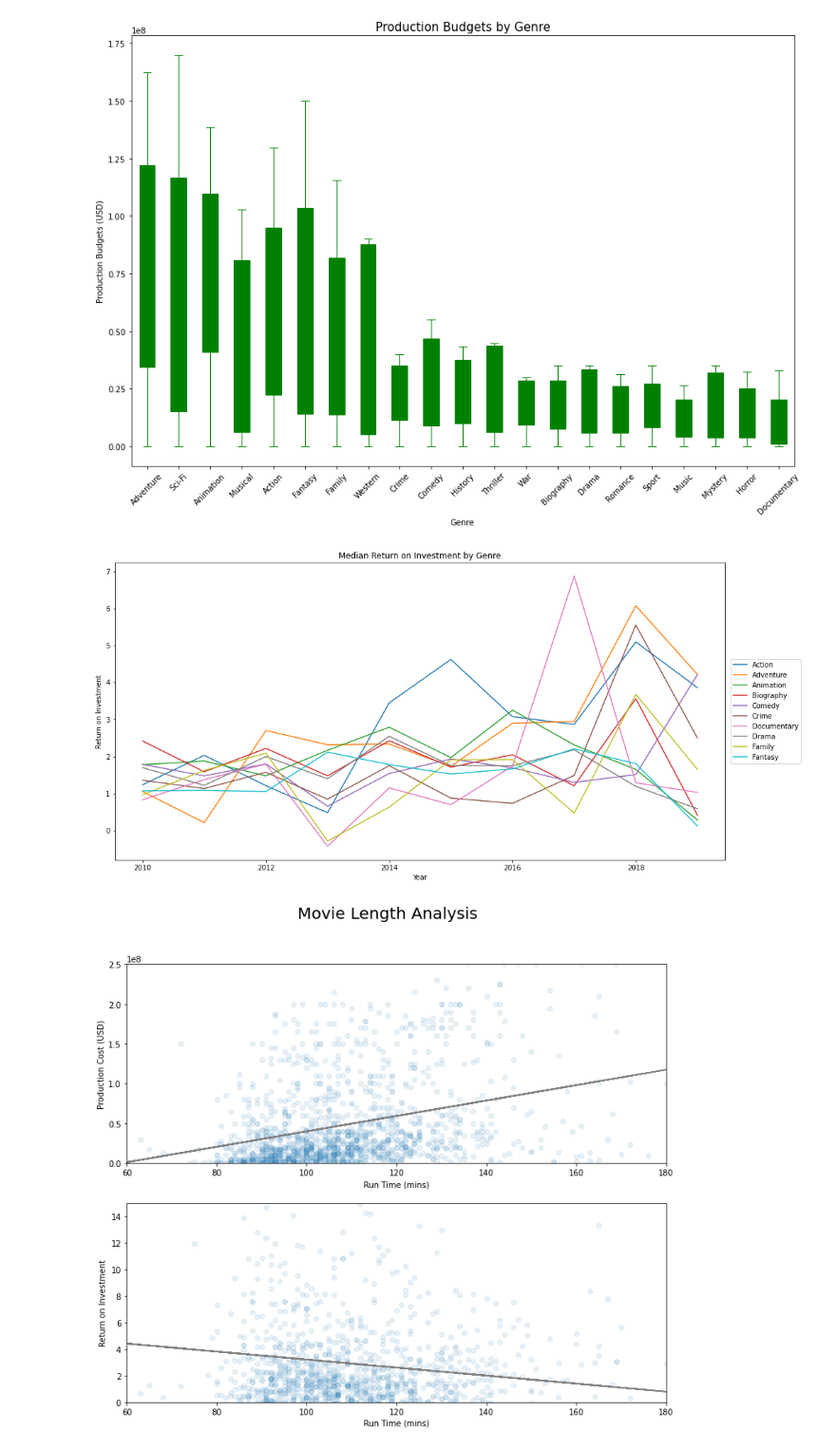
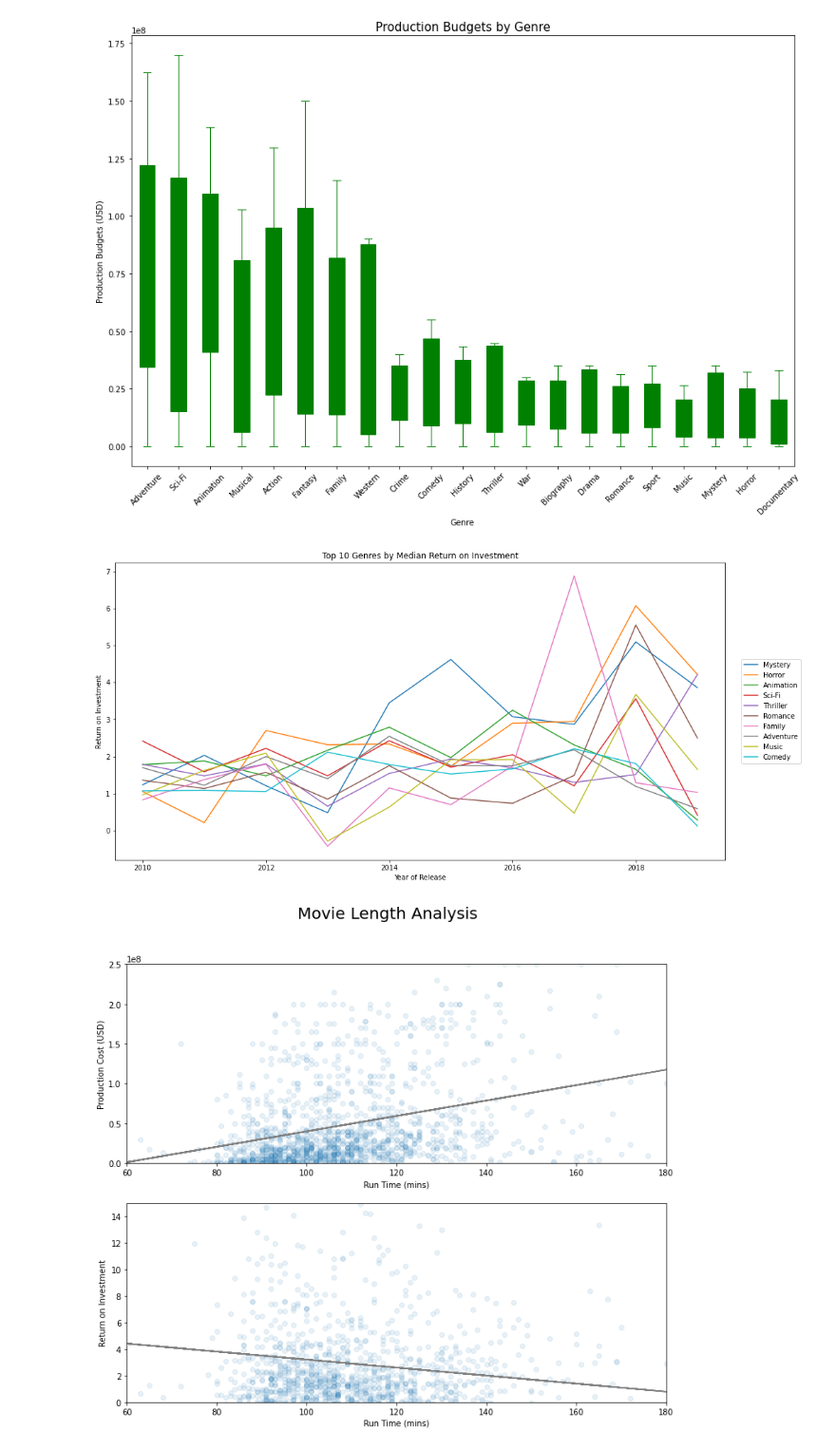
Before and after one commit to blackwoodbs/dsc-phase-1-project-v2-3, a Jupyter notebook: NormalizedROI_vs_Time_by_Genre.ipynb, the cells around one changed output. Shown: that part at 95% size. Saved outputs shown, nothing was run; the diff lists cells and outputs as text; code cells hidden in the pictures.

```diff
--- a/NormalizedROI_vs_Time_by_Genre.ipynb
+++ b/NormalizedROI_vs_Time_by_Genre.ipynb
@@ -146,18 +149,20 @@ budget_boxplot.set_xlabel('Genre');
 # %%
 #TODOS -- CHANGE LABEL TO INCLUDES 2019 ENDPOINT
 top_10_roi_genres = genre_roi_by_year.sum().sort_values(ascending=False)[0:10].index
 
 fig, ax = plt.subplots(figsize=(16, 8))
 
 ax.plot(genre_roi_by_year[top_10_roi_genres])
 
-ax.legend(genre_roi_by_year, loc='right', bbox_to_anchor=(1.13, .5))
+ax.legend(top_10_roi_genres, loc='right', bbox_to_anchor=(1.13, .5))
 
-ax.set_xlabel("Year")
+ax.set_xlabel("Year of Release")
 ax.set_ylabel("Return on Investment")
-ax.set_title("Median Return on Investment by Genre");
+ax.set_title("Top 10 Genres by Median Return on Investment")
+
+plt.savefig('Trending_Genres');
 # %% [output]
-[figure, old version]
+[figure, new version]
 # %%
 runtime_df = added_roi_to_melt_df[added_roi_to_melt_df['runtime_minutes'] > 0] #shape = 3613
 runtime_df = runtime_df.drop_duplicates(subset='tconst')
```
Also changed, not shown: parts of 4 cells of this notebook, 5 other files.
